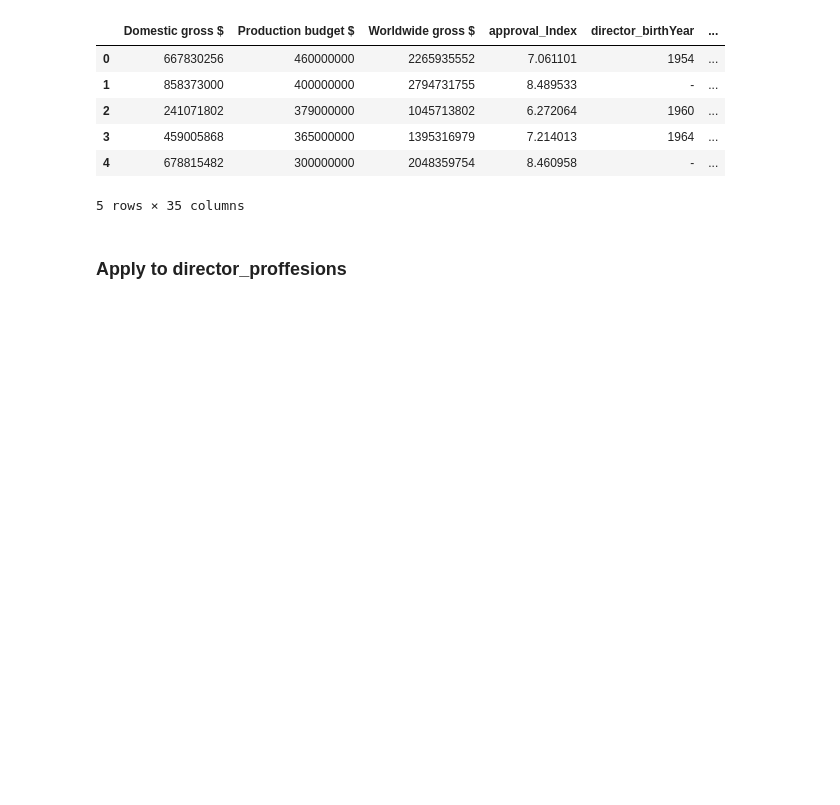
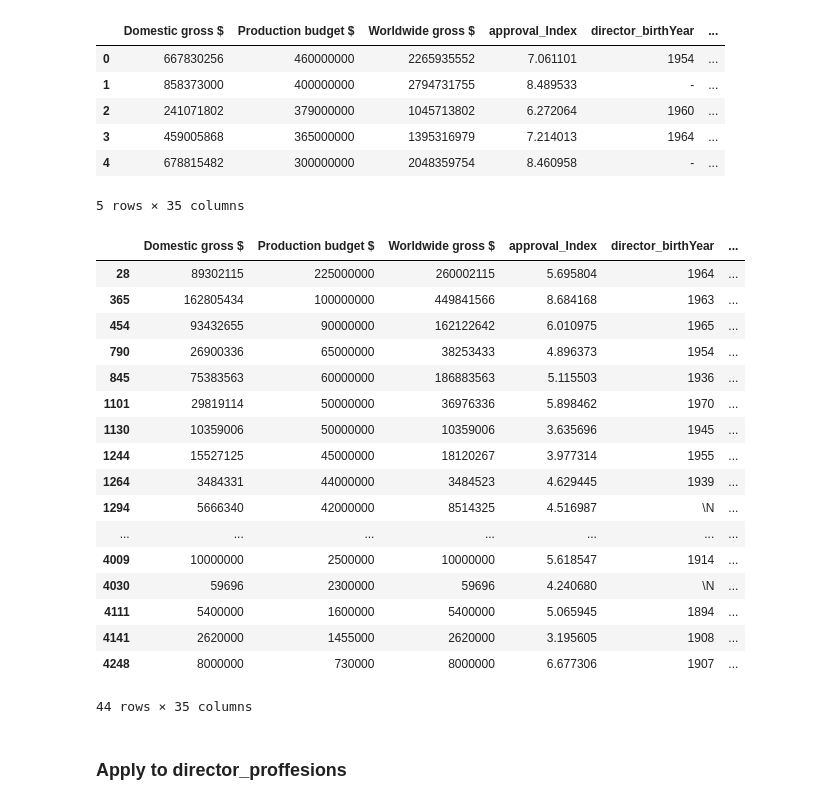
Before and after one commit to UserKrzysztof/MachineLearning-project2, a Jupyter notebook: eda.ipynb, the cells around one changed output. Saved outputs shown, nothing was run; the diff lists cells and outputs as text; code cells hidden in the pictures; blank space fills up the shorter version.

```diff
--- a/eda.ipynb
+++ b/eda.ipynb
@@ -251,6 +251,27 @@ df_new.head()
 | 3 | 459005868 | 365000000 | 1395316979 | 7.214013 | 1964 | ... |
 | 4 | 678815482 | 300000000 | 2048359754 | 8.460958 | - | ... |
 5 rows × 35 columns
+# %%
+df_new.loc[df_new["is_genres_Western"]==1,:]
+# %% [output]
+|  | Domestic gross $ | Production budget $ | Worldwide gross $ | approval_Index | director_birthYear | ... |
+| 28 | 89302115 | 225000000 | 260002115 | 5.695804 | 1964 | ... |
+| 365 | 162805434 | 100000000 | 449841566 | 8.684168 | 1963 | ... |
+| 454 | 93432655 | 90000000 | 162122642 | 6.010975 | 1965 | ... |
+| 790 | 26900336 | 65000000 | 38253433 | 4.896373 | 1954 | ... |
+| 845 | 75383563 | 60000000 | 186883563 | 5.115503 | 1936 | ... |
+| 1101 | 29819114 | 50000000 | 36976336 | 5.898462 | 1970 | ... |
+| 1130 | 10359006 | 50000000 | 10359006 | 3.635696 | 1945 | ... |
+| 1244 | 15527125 | 45000000 | 18120267 | 3.977314 | 1955 | ... |
+| 1264 | 3484331 | 44000000 | 3484523 | 4.629445 | 1939 | ... |
+| 1294 | 5666340 | 42000000 | 8514325 | 4.516987 | \N | ... |
+| ... | ... | ... | ... | ... | ... | ... |
+| 4009 | 10000000 | 2500000 | 10000000 | 5.618547 | 1914 | ... |
+| 4030 | 59696 | 2300000 | 59696 | 4.240680 | \N | ... |
+| 4111 | 5400000 | 1600000 | 5400000 | 5.065945 | 1894 | ... |
+| 4141 | 2620000 | 1455000 | 2620000 | 3.195605 | 1908 | ... |
+| 4248 | 8000000 | 730000 | 8000000 | 6.677306 | 1907 | ... |
+44 rows × 35 columns
 # %% [markdown]
 ### Apply to director_proffesions
 # %%
```
Also changed, not shown: parts of 1 cell of this notebook.
